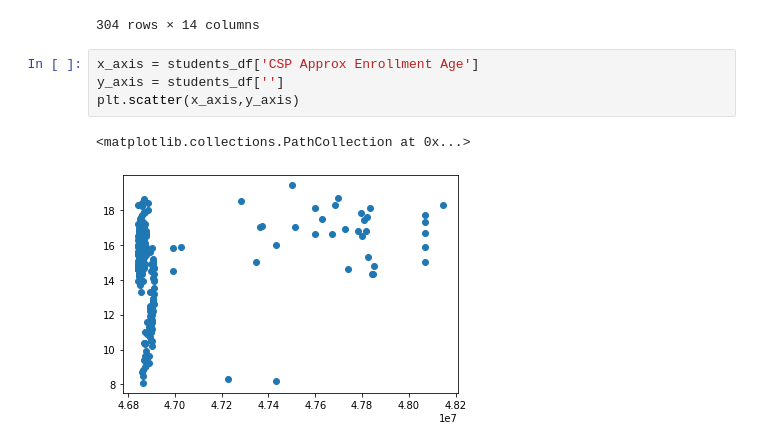
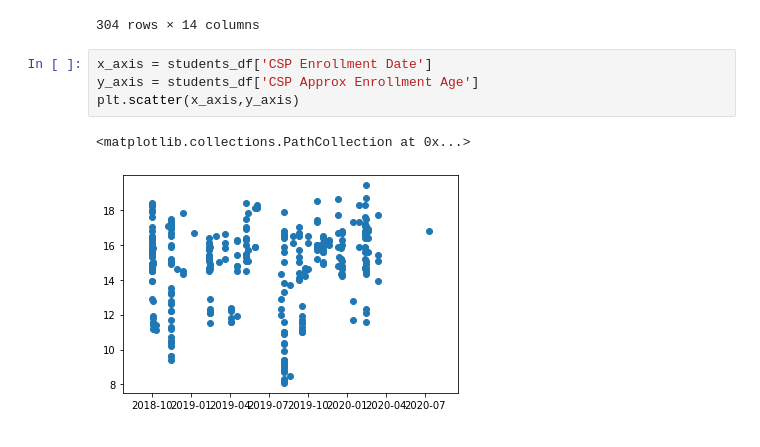
Before and after one commit to SladeMahoney/City_Surf_Project, a Jupyter notebook: Database/Student_demo_clean.ipynb, the cells around one changed output. Saved outputs shown, nothing was run; the diff lists cells and outputs as text.

```diff
--- a/Database/Student_demo_clean.ipynb
+++ b/Database/Student_demo_clean.ipynb
@@ -471,9 +471,9 @@ students_df
 | 314 | 46865112 | 2003-02-22 | San Francisco | 94110 | Hispanic/Latinx | Spanish | Female | ... |
 304 rows × 14 columns
 # %%
-x_axis = students_df['CSP Approx Enrollment Age']
-y_axis = students_df['']
+x_axis = students_df['CSP Enrollment Date']
+y_axis = students_df['CSP Approx Enrollment Age']
 plt.scatter(x_axis,y_axis)
 # %% [output]
 <matplotlib.collections.PathCollection at 0x...>
-[figure, old version]
+[figure, new version]
```
